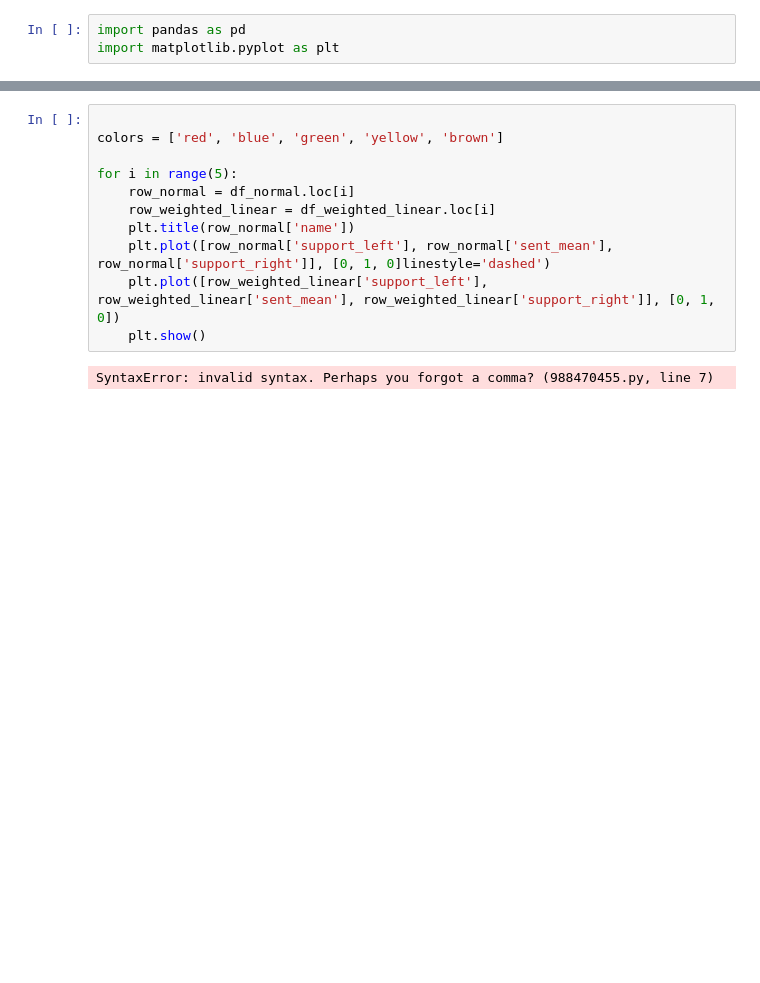
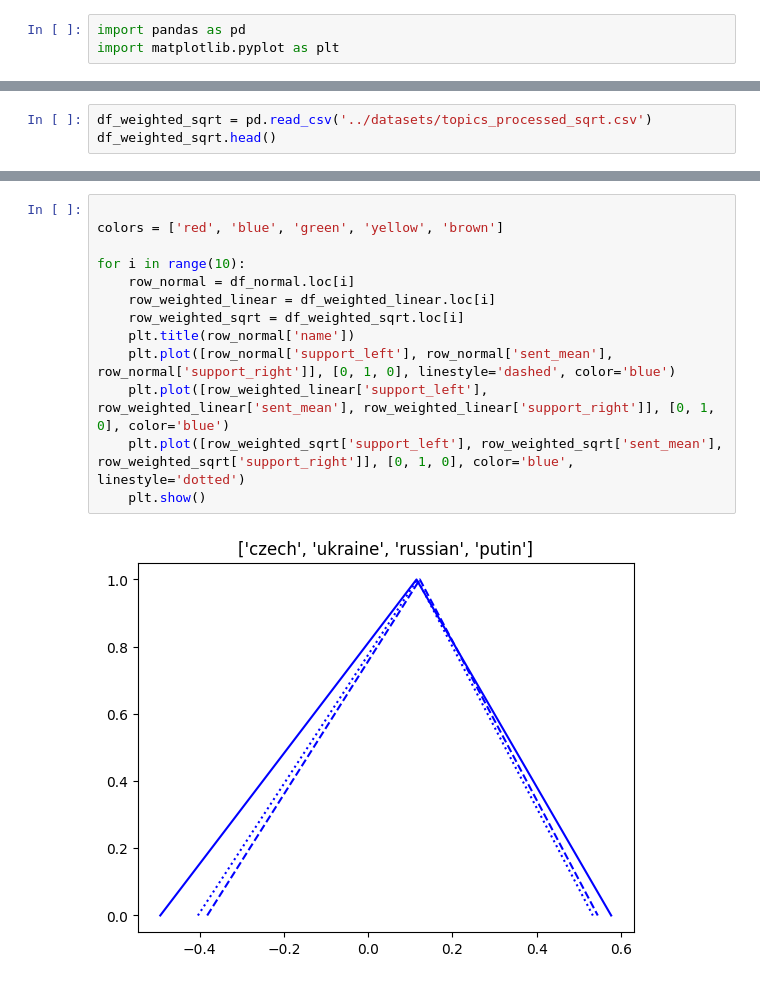
Before and after one commit to msvana/dissertation, a Jupyter notebook: notebooks/retweet_weights.ipynb, the cells around one changed output, grey strips where cells are left out. Saved outputs shown, nothing was run; the diff lists cells and outputs as text; blank space fills up the shorter version.

```diff
--- a/notebooks/retweet_weights.ipynb
+++ b/notebooks/retweet_weights.ipynb
@@ -21,3 +21,6 @@ df_weighted_linear.head()
 | 2 | ['doctor', 'hospital', 'life', 'p... | 0.079374 | 0.280335 | -0.486687 | 0.498801 | 0.229799 | 0.521399 | 0.985488 | ... |
 | 3 | ['tax', 'inflation', 'pay', 'money'] | 0.103977 | 0.384266 | -0.407009 | 0.514643 | 0.283001 | 0.418865 | 0.921652 | ... |
 | 4 | ['book', 'time', 'read', 'underst... | 0.083403 | 0.286957 | -0.526689 | 0.538830 | 0.289756 | 0.553623 | 1.065519 | ... |
+# %%
+df_weighted_sqrt = pd.read_csv('../datasets/topics_processed_sqrt.csv')
+df_weighted_sqrt.head()
@@ -24,13 +34,15 @@ df_weighted_linear.head()
 # %%
 
 colors = ['red', 'blue', 'green', 'yellow', 'brown']
 
-for i in range(5):
+for i in range(10):
     row_normal = df_normal.loc[i]
     row_weighted_linear = df_weighted_linear.loc[i]
+    row_weighted_sqrt = df_weighted_sqrt.loc[i]
     plt.title(row_normal['name'])
-    plt.plot([row_normal['support_left'], row_normal['sent_mean'], row_normal['support_right']], [0, 1, 0]linestyle='dashed')
-    plt.plot([row_weighted_linear['support_left'], row_weighted_linear['sent_mean'], row_weighted_linear['support_right']], [0, 1, 0])
+    plt.plot([row_normal['support_left'], row_normal['sent_mean'], row_normal['support_right']], [0, 1, 0], linestyle='dashed', color='blue')
+    plt.plot([row_weighted_linear['support_left'], row_weighted_linear['sent_mean'], row_weighted_linear['support_right']], [0, 1, 0], color='blue')
+    plt.plot([row_weighted_sqrt['support_left'], row_weighted_sqrt['sent_mean'], row_weighted_sqrt['support_right']], [0, 1, 0], color='blue', linestyle='dotted')
     plt.show()
 # %% [output]
-SyntaxError: invalid syntax. Perhaps you forgot a comma? (988470455.py, line 7)
+[figure, added]
```
Also changed, not shown: parts of 2 cells of this notebook, 1 other file.
